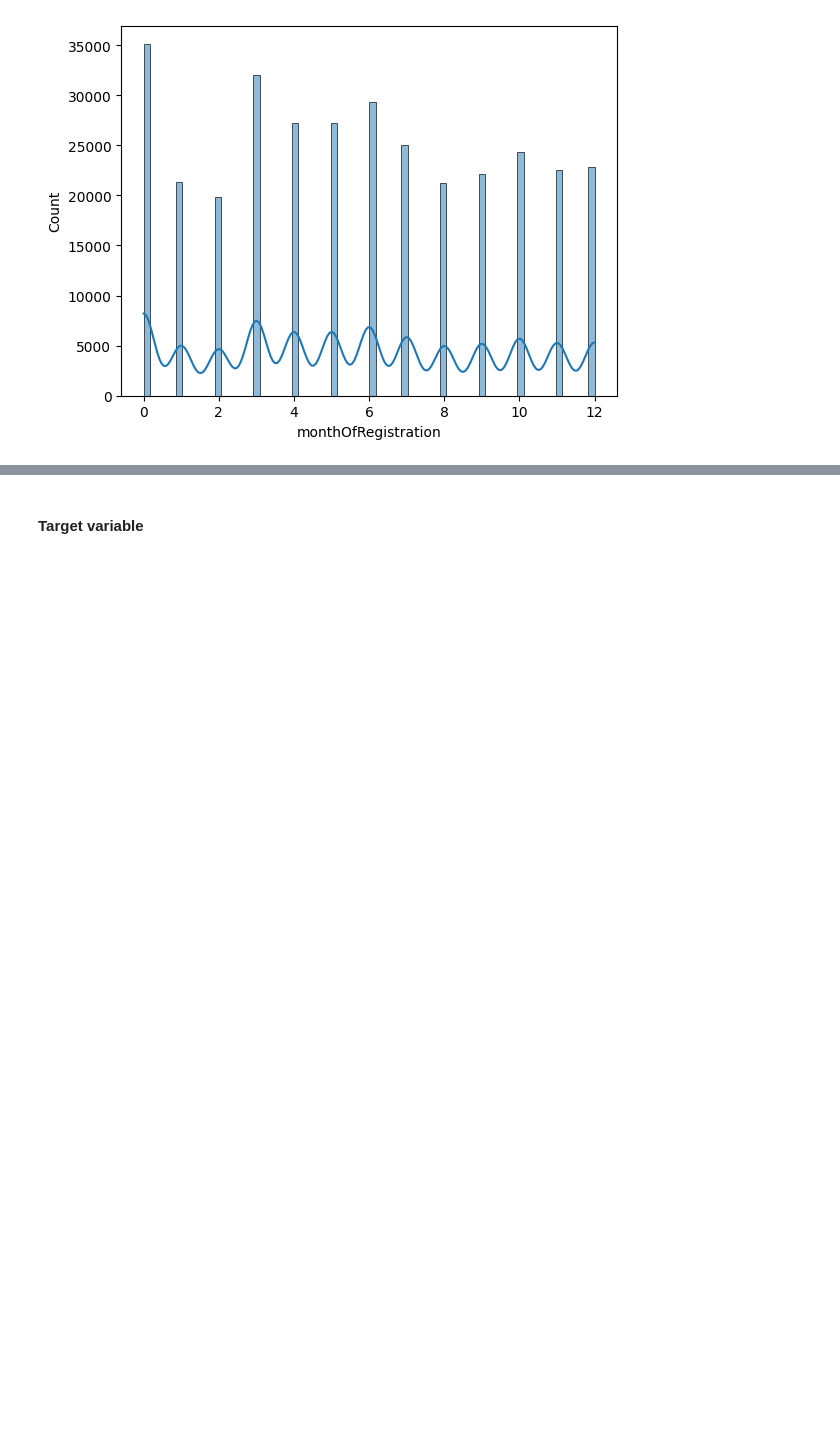
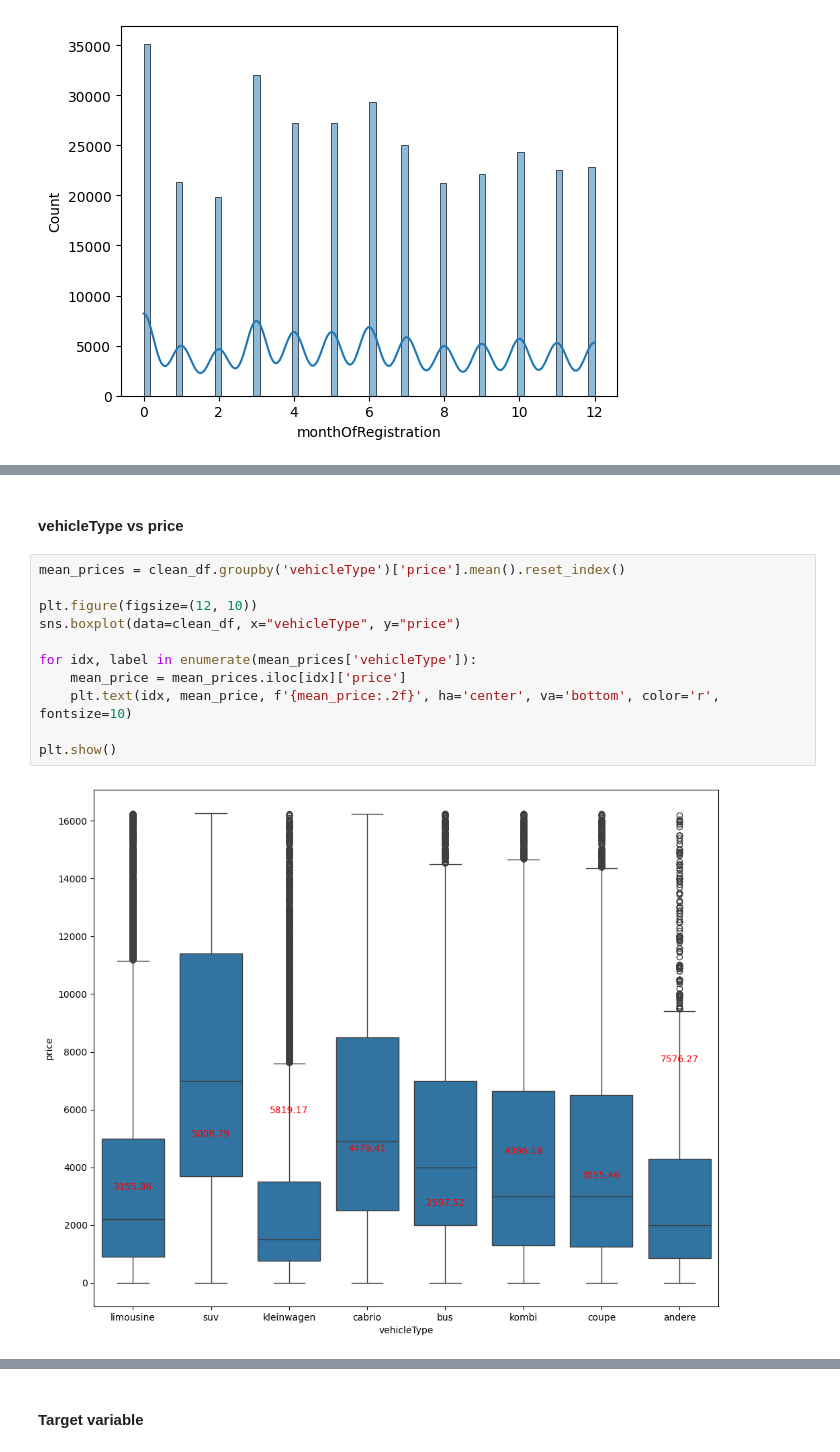
Before and after one commit to rajendra195/ds_ml_project, a Jupyter notebook: notebook_file/data_ingestion_and_profiling.ipynb, the cells around one changed output, grey strips where cells are left out. Cells and saved outputs as stored; diff of their text form; blank space fills up the shorter version.

```diff
--- a/notebook_file/data_ingestion_and_profiling.ipynb
+++ b/notebook_file/data_ingestion_and_profiling.ipynb
@@ -824,0 +854,15 @@ sns.histplot(data=clean_df, x="monthOfRegistration", kde=True)
+# %% [markdown]
+#### vehicleType vs price
+# %%
+mean_prices = clean_df.groupby('vehicleType')['price'].mean().reset_index()
+
+plt.figure(figsize=(12, 10))
+sns.boxplot(data=clean_df, x="vehicleType", y="price")
+
+for idx, label in enumerate(mean_prices['vehicleType']):
+    mean_price = mean_prices.iloc[idx]['price']
+    plt.text(idx, mean_price, f'{mean_price:.2f}', ha='center', va='bottom', color='r', fontsize=10)
+
+plt.show()
+# %% [output]
+[figure, added]
```
Also changed, not shown: parts of 47 cells of this notebook.
